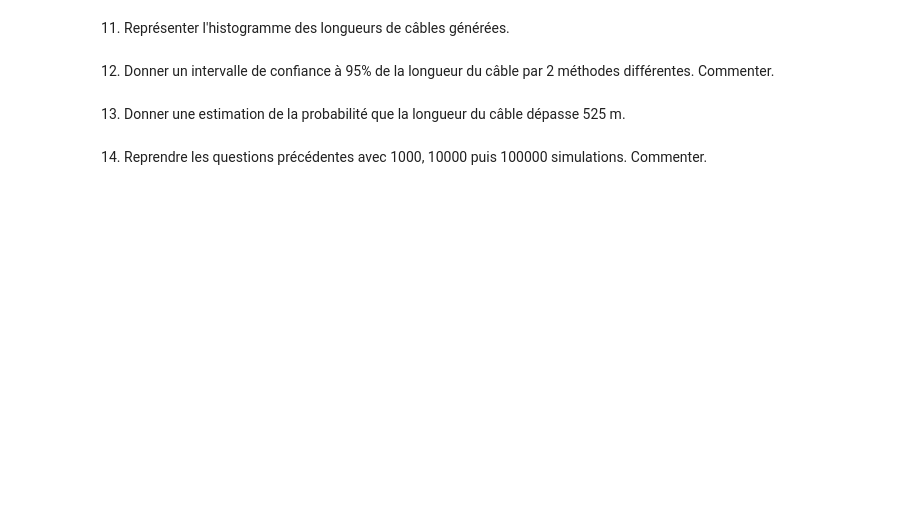
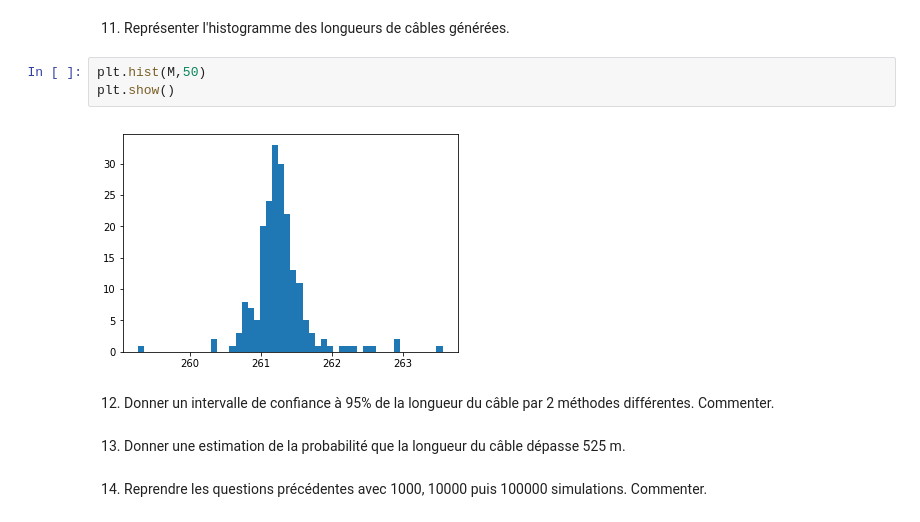
Before and after one commit to MaudRouxSalembien/Probabilites, a Jupyter notebook: Projet numérique de Probabilités.ipynb, the cells around one changed output. Drawn from its saved outputs; the diff is of its cells as text; blank space fills up the shorter version.

```diff
--- a/Projet numérique de Probabilités.ipynb
+++ b/Projet numérique de Probabilités.ipynb
@@ -288,5 +293,10 @@ plt.show()
 # %% [markdown]
 11. Représenter l'histogramme des longueurs de câbles générées.
+# %%
+plt.hist(M,50)
+plt.show()
+# %% [output]
+[figure, added]
 # %% [markdown]
 12. Donner un intervalle de confiance à 95% de la longueur du câble par 2 méthodes différentes. Commenter.
 # %% [markdown]
```
Also changed, not shown: parts of 3 cells of this notebook.
